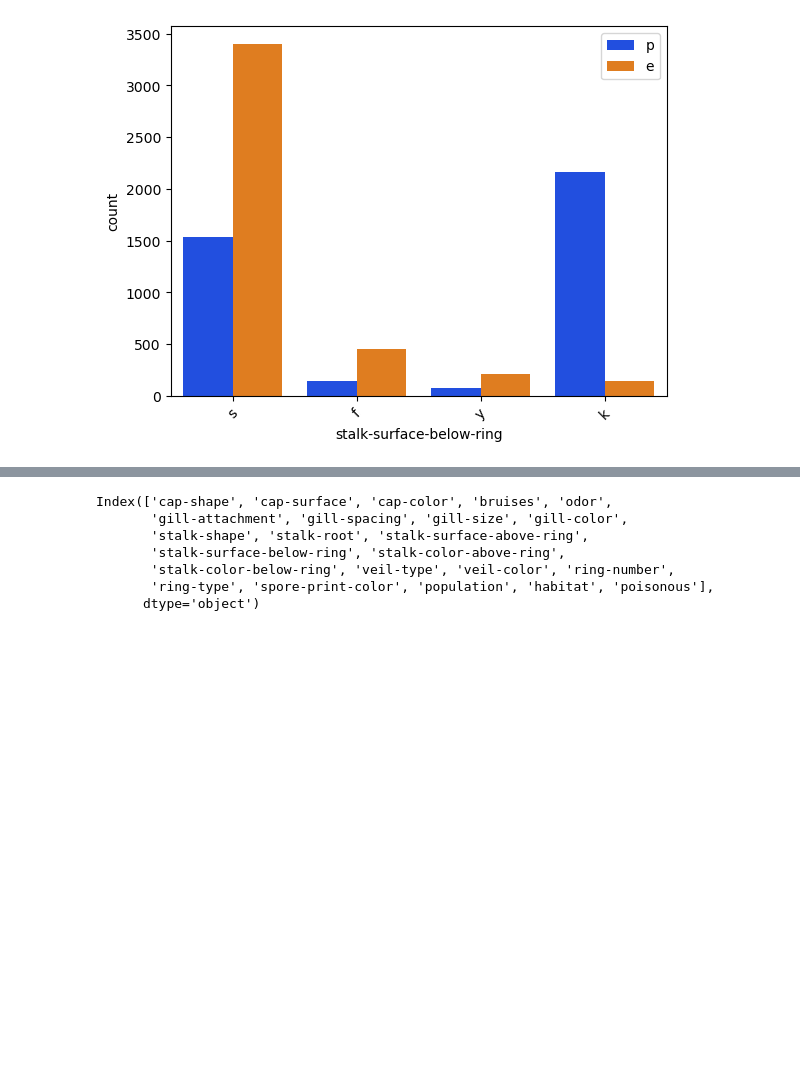
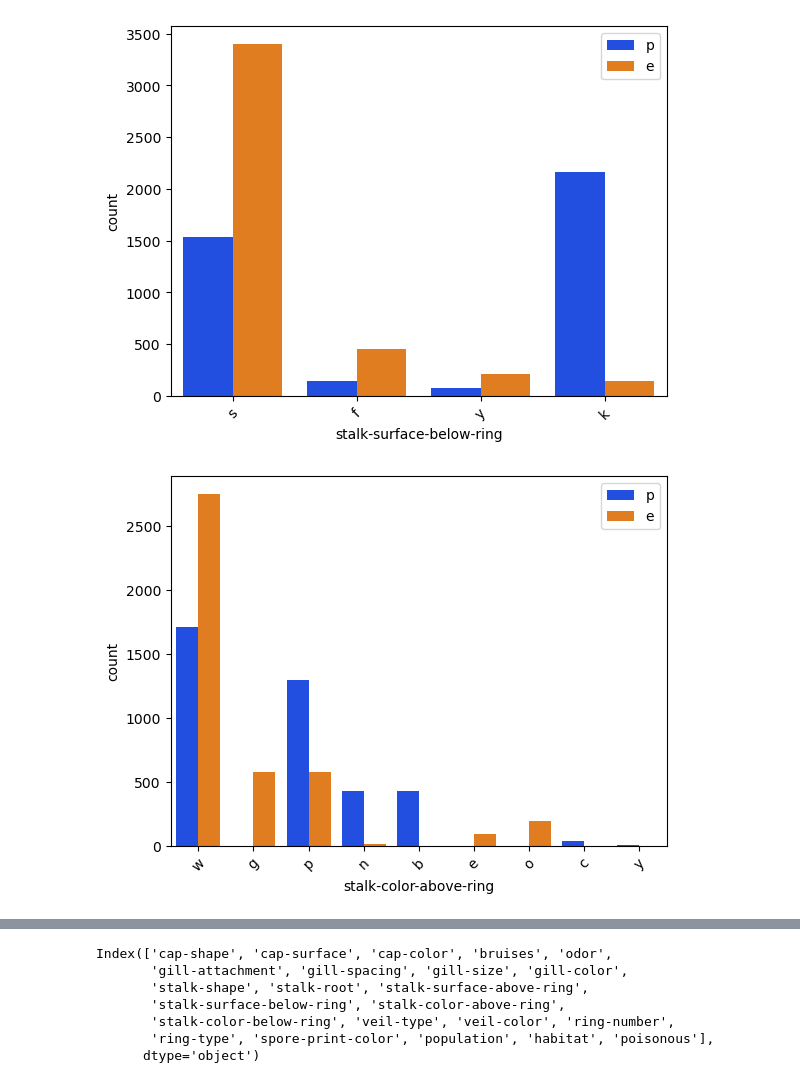
Before and after one commit to dev-ezzy/Big-Data, a Jupyter notebook: index.ipynb, the cells around one changed output, grey strips where cells are left out. Cells and saved outputs as stored; diff of their text form; code cells hidden in the pictures; blank space fills up the shorter version.

```diff
--- a/index.ipynb
+++ b/index.ipynb
@@ -512,3 +512,7 @@ multivariate_xcountplot("stalk-surface-above-ring", concat)
 multivariate_xcountplot("stalk-surface-below-ring", concat)
 # %% [output]
 [figure]
+# %%
+multivariate_xcountplot("stalk-color-above-ring", concat)
+# %% [output]
+[figure, added]
```
Also changed, not shown: parts of 1 cell of this notebook.
